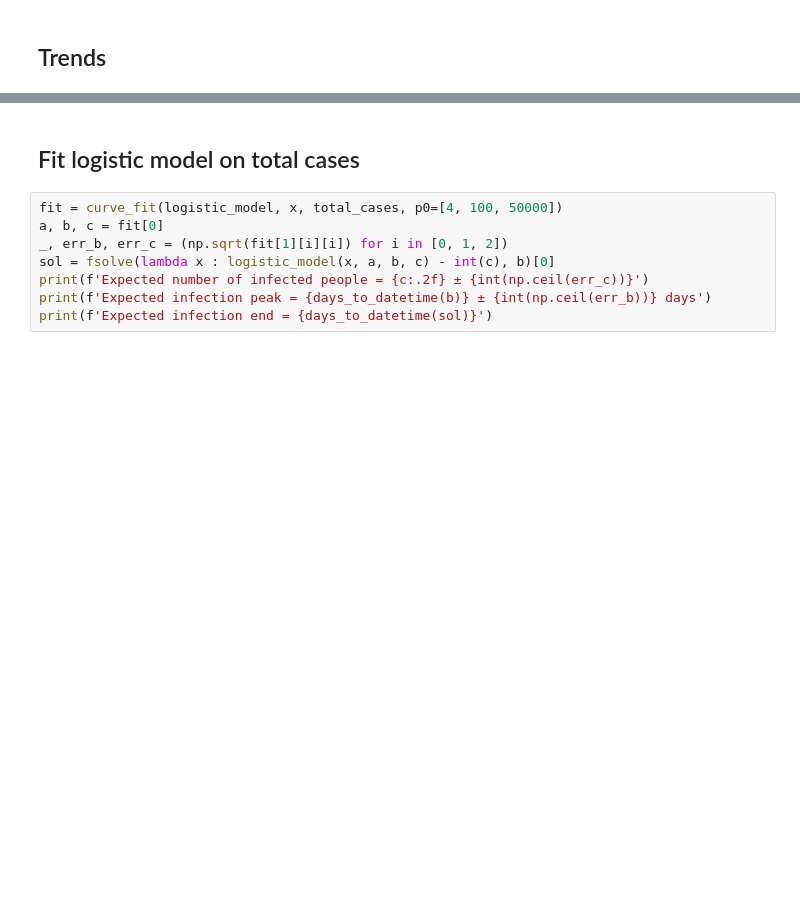
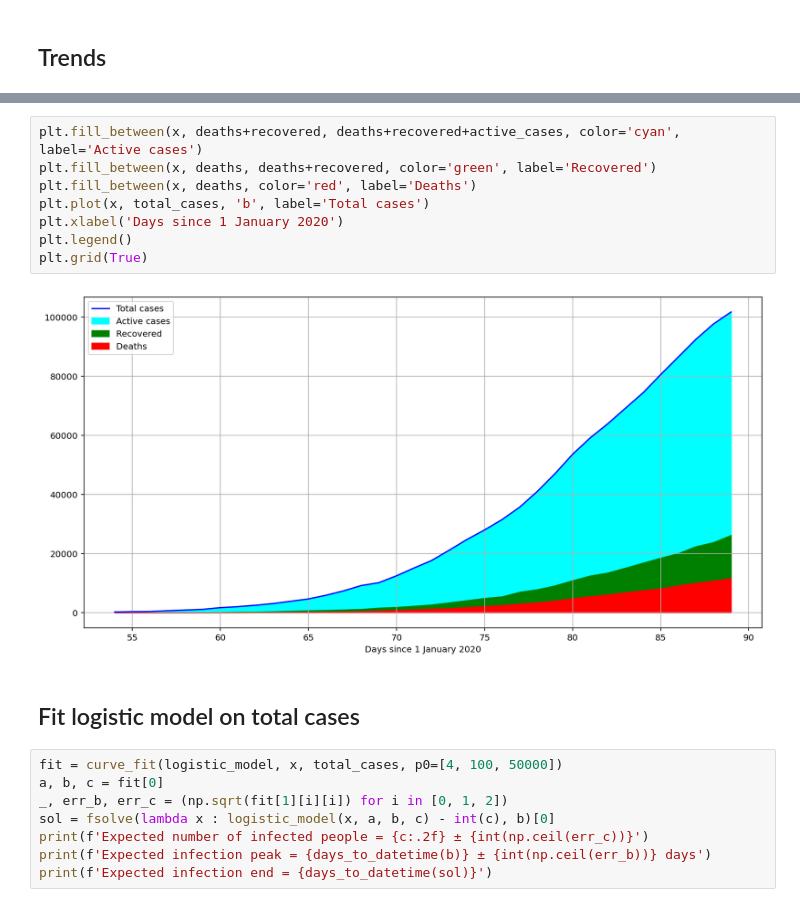
Before and after one commit to fabiocody/covid19, a Jupyter notebook: covid19.ipynb, the cells around one changed output, grey strips where cells are left out. Cells and saved outputs as stored; diff of their text form; blank space fills up the shorter version.

```diff
--- a/covid19.ipynb
+++ b/covid19.ipynb
@@ -88,3 +87,13 @@ plt.grid(True)
+# %%
+plt.fill_between(x, deaths+recovered, deaths+recovered+active_cases, color='cyan', label='Active cases')
+plt.fill_between(x, deaths, deaths+recovered, color='green', label='Recovered')
+plt.fill_between(x, deaths, color='red', label='Deaths')
+plt.plot(x, total_cases, 'b', label='Total cases')
+plt.xlabel('Days since 1 January 2020')
+plt.legend()
+plt.grid(True)
+# %% [output]
+[figure, added]
 # %% [markdown]
 ## Fit logistic model on total cases
 # %%
```
Also changed, not shown: parts of 8 cells of this notebook.
